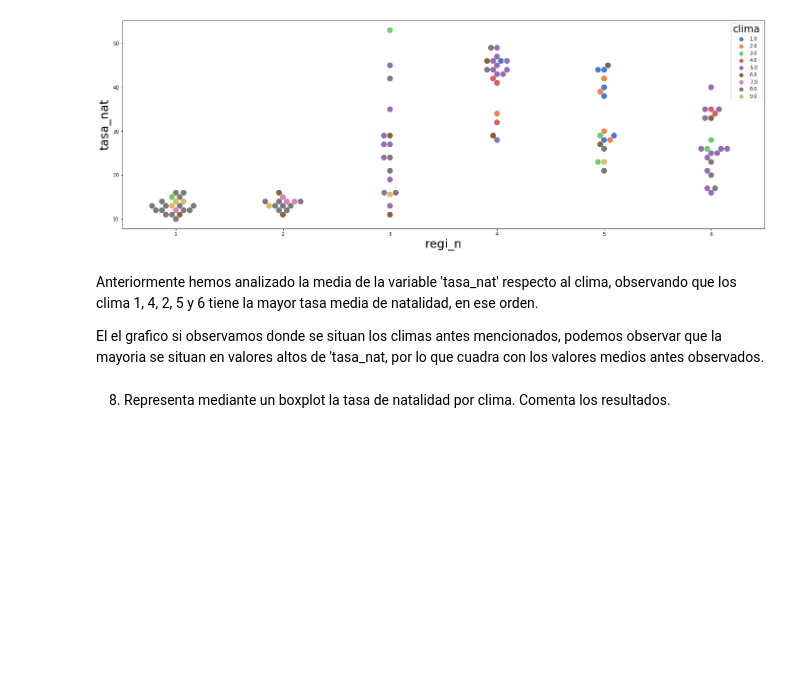
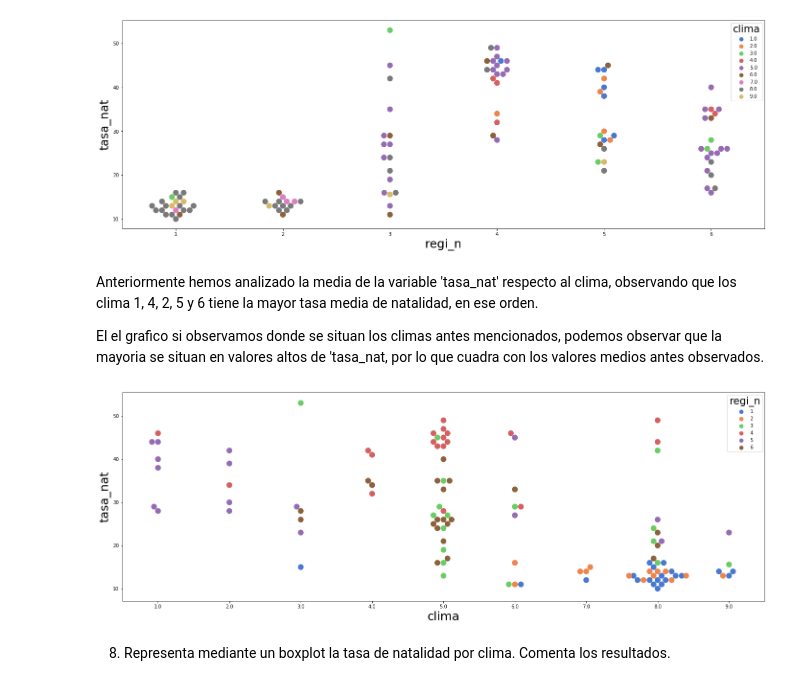
Before and after one commit to AnaFernandezCruz/ProgramacionOrientadaCD, a Jupyter notebook: PracticaPython.ipynb, the cells around one changed output. Saved outputs shown, nothing was run; the diff lists cells and outputs as text; code cells hidden in the pictures; blank space fills up the shorter version.

```diff
--- a/PracticaPython.ipynb
+++ b/PracticaPython.ipynb
@@ -384,3 +384,9 @@ ax = sns.swarmplot(y=df['tasa_nat'], x=df['regi_n'], hue=df['clima'] , size=12,
 Anteriormente hemos analizado la media de la variable 'tasa_nat' respecto al clima, observando que los clima 1, 4, 2, 5 y 6 tiene la mayor tasa media de natalidad, en ese orden.
 
 El el grafico si observamos donde se situan los climas antes mencionados, podemos observar que la mayoria se situan en valores altos de 'tasa_nat, por lo que cuadra con los valores medios antes observados.
+# %%
+plt.figure(figsize=(24, 8))
+plt.rcParams["axes.labelsize"] = 25
+ax = sns.swarmplot(y=df['tasa_nat'], x=df['clima'], hue=df['regi_n'] , size=12, palette="muted" )
+# %% [output]
+[figure, added]
```
Also changed, not shown: parts of 2 cells of this notebook.
